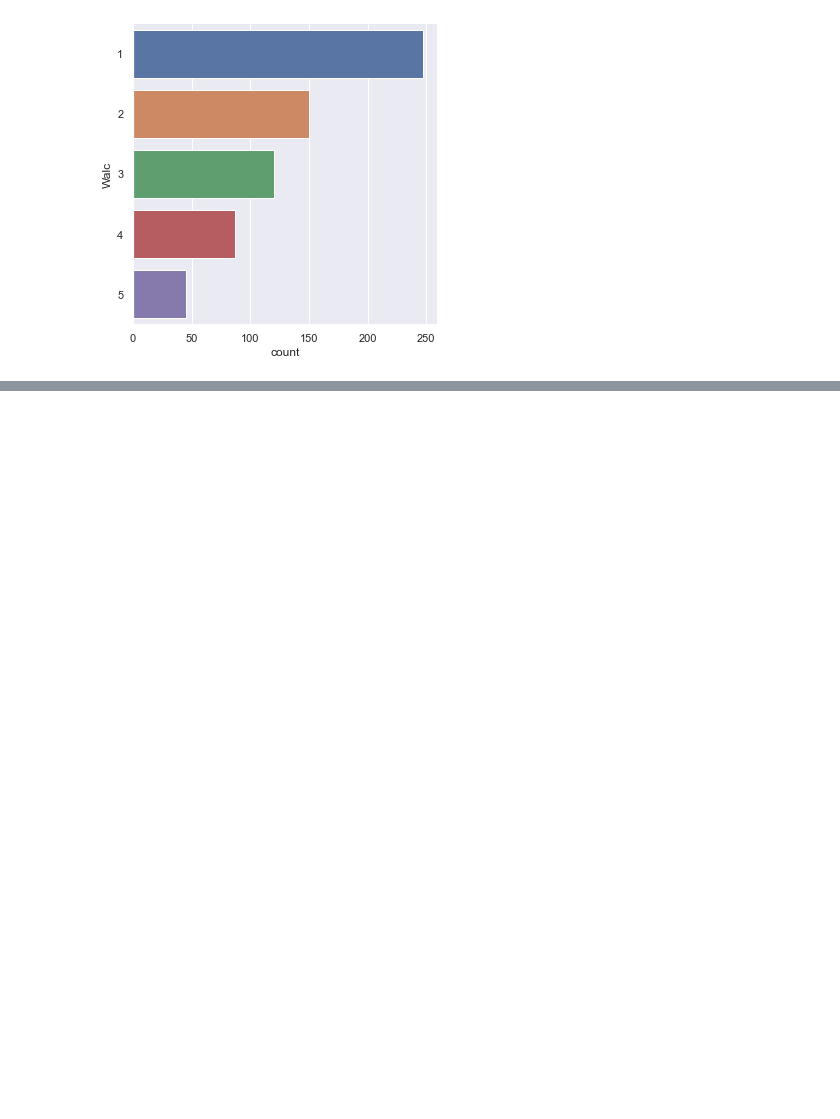
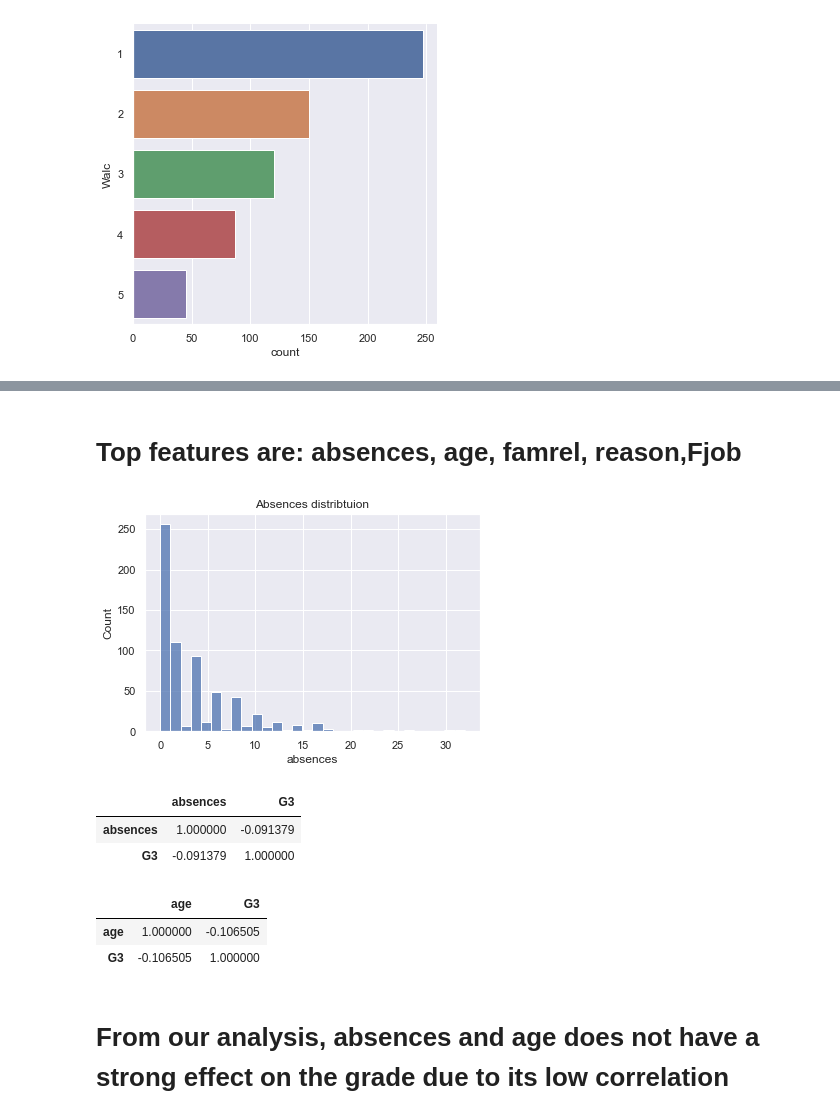
Before and after one commit to potatopotati/SC1015-mini-project, a Jupyter notebook: mini proj.ipynb, the cells around one changed output, grey strips where cells are left out. Saved outputs shown, nothing was run; the diff lists cells and outputs as text; code cells hidden in the pictures; blank space fills up the shorter version.

```diff
--- a/mini proj.ipynb
+++ b/mini proj.ipynb
@@ -100,0 +242,24 @@ sb.catplot(y = 'Walc', data = grade_df, kind = "count")
+# %% [markdown]
+# Top features are: absences, age, famrel, reason,Fjob
+# %%
+sb.histplot(grade_df['absences'], bins=30)
+plt.title('Absences distribtuion')
+plt.show()
+# %% [output]
+[figure, added]
+# %%
+absencedf=grade_df[['absences','G3']]
+absencedf.corr()
+# %% [output]
+|  | absences | G3 |
+| absences | 1.000000 | -0.091379 |
+| G3 | -0.091379 | 1.000000 |
+# %%
+agedf=grade_df[['age','G3']]
+agedf.corr()
+# %% [output]
+|  | age | G3 |
+| age | 1.000000 | -0.106505 |
+| G3 | -0.106505 | 1.000000 |
+# %% [markdown]
+# From our analysis, absences and age does not have a strong effect on the grade due to its low correlation
```
Also changed, not shown: parts of 17 cells of this notebook.
